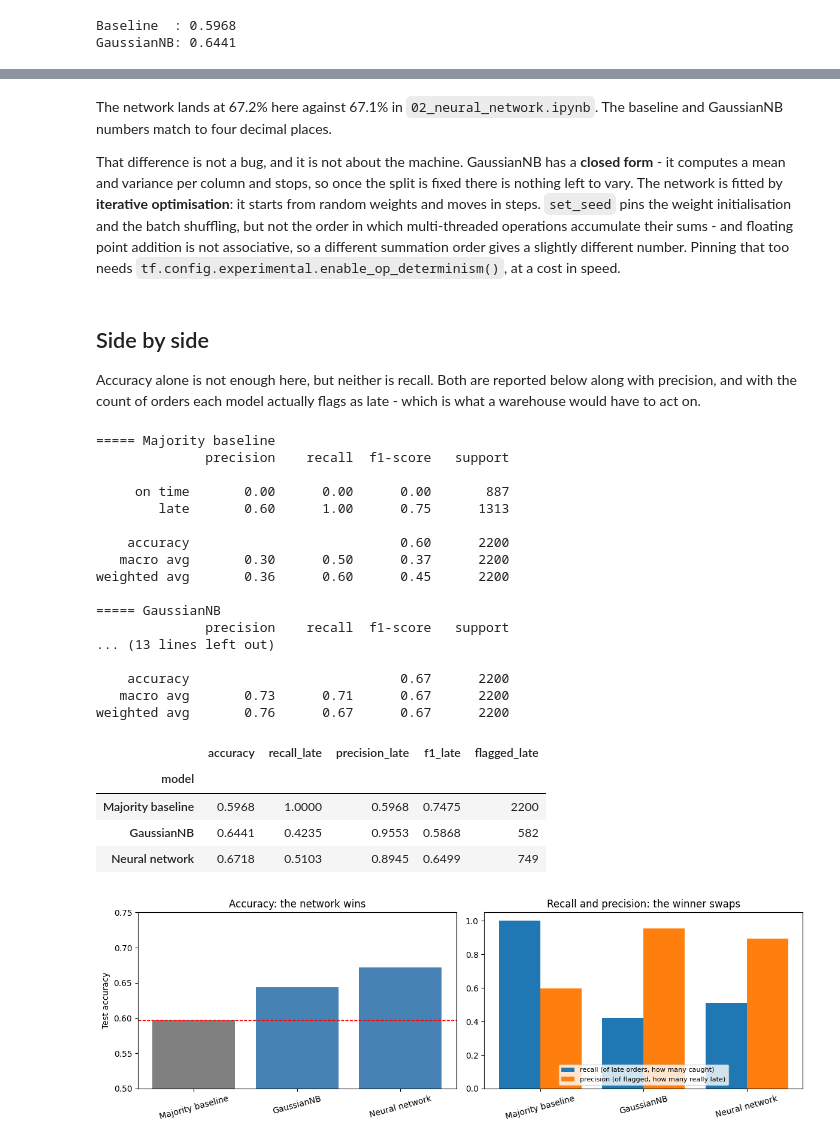
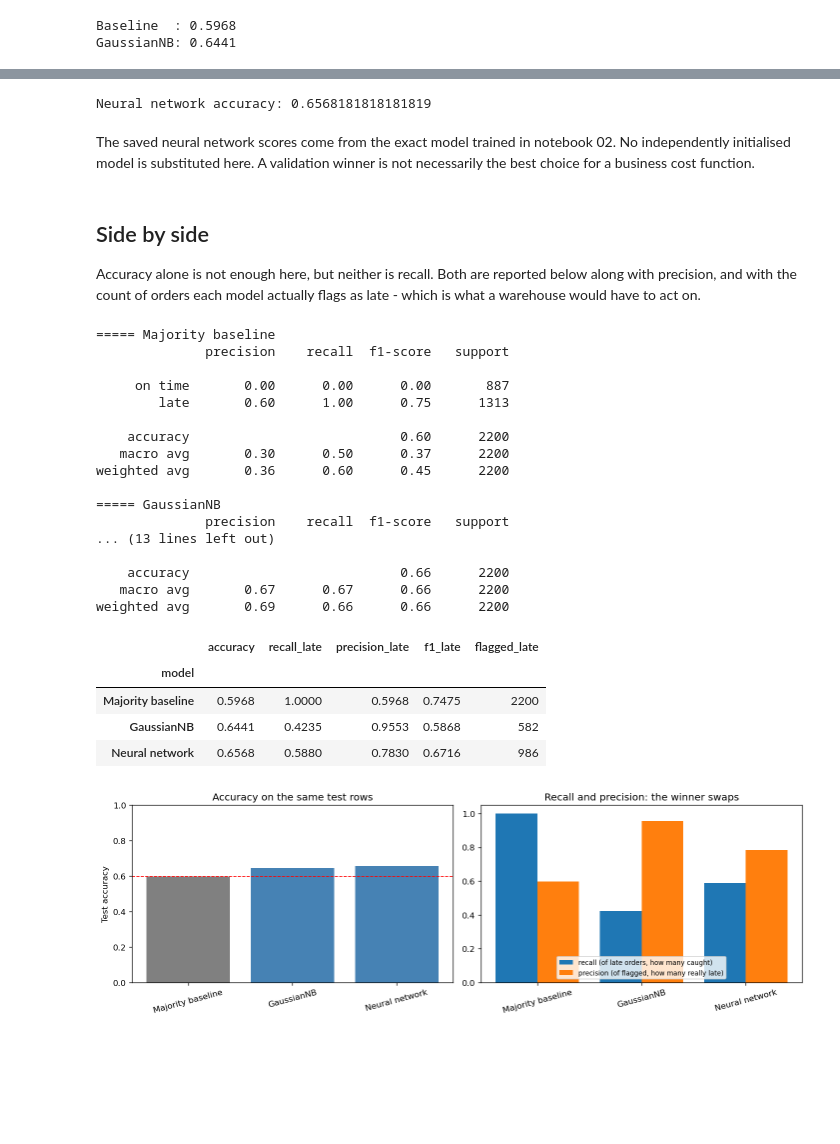
Before and after one commit to JinWanKim98/shipping-delay-prediction, a Jupyter notebook: 03_comparison.ipynb, the cells around one changed output, grey strips where cells are left out. Drawn from its saved outputs; the diff is of its cells as text; code cells hidden in the pictures; blank space fills up the shorter version.

Commit message:
Fix validation preprocessing and compare selected network predictions

```diff
--- a/03_comparison.ipynb
+++ b/03_comparison.ipynb
@@ -105,14 +72,16 @@ MLP       : 0.6718
-# %% [markdown]
-The network lands at 67.2% here against 67.1% in `02_neural_network.ipynb`. The baseline and
-GaussianNB numbers match to four decimal places.
-
-That difference is not a bug, and it is not about the machine. GaussianNB has a **closed form** -
-it computes a mean and variance per column and stops, so once the split is fixed there is nothing
-left to vary. The network is fitted by **iterative optimisation**: it starts from random weights
-and moves in steps. `set_seed` pins the weight initialisation and the batch shuffling, but not the
-order in which multi-threaded operations accumulate their sums - and floating point addition is not
-associative, so a different summation order gives a slightly different number. Pinning that too
-needs `tf.config.experimental.enable_op_determinism()`, at a cost in speed.
+# %%
+saved = pd.read_csv('neural_network_predictions.csv')
+assert saved.row_index.is_unique
+assert set(saved.row_index) == set(X_test.index)
+saved = saved.set_index('row_index').loc[X_test.index]
+assert np.array_equal(saved.actual.to_numpy(), y_test)
+mlp_pred = (saved.probability_late.to_numpy() > 0.5).astype(int)
+print('Neural network accuracy:', accuracy_score(y_test, mlp_pred))
+# %% [output]
+Neural network accuracy: 0.6568181818181819
+# %% [markdown]
+The saved neural network scores come from the exact model trained in notebook 02. No independently
+initialised model is substituted here. A validation winner is not necessarily the best choice for a business cost function.
 # %% [markdown]
 ## Side by side
 
@@ -140,9 +109,9 @@ weighted avg       0.36      0.60      0.45      2200
               precision    recall  f1-score   support
 ... (13 lines left out)
 
-    accuracy                           0.67      2200
-   macro avg       0.73      0.71      0.67      2200
-weighted avg       0.76      0.67      0.67      2200
+    accuracy                           0.66      2200
+   macro avg       0.67      0.67      0.66      2200
+weighted avg       0.69      0.66      0.66      2200
 # %%
 rows = []
 for name, pred in [('Majority baseline', base_pred), ('GaussianNB', gnb_pred), ('Neural network', mlp_pred)]:
@@ -157,38 +126,40 @@ for name, pred in [('Majority baseline', base_pred), ('GaussianNB', gnb_pred), (
 
 results = pd.DataFrame(rows).set_index('model').round(4)
 results
+results.to_csv("comparison_results.csv")
+display(results)
 # %% [output]
 |  | accuracy | recall_late | precision_late | f1_late | flagged_late |
 | model |  |  |  |  |  |
 | Majority baseline | 0.5968 | 1.0000 | 0.5968 | 0.7475 | 2200 |
 | GaussianNB | 0.6441 | 0.4235 | 0.9553 | 0.5868 | 582 |
-| Neural network | 0.6718 | 0.5103 | 0.8945 | 0.6499 | 749 |
+| Neural network | 0.6568 | 0.5880 | 0.7830 | 0.6716 | 986 |
 # %%
 import matplotlib.pyplot as plt
 import numpy as np
 
 fig, axes = plt.subplots(1, 2, figsize=(12, 4))
 x = np.arange(len(results))
 
 axes[0].bar(results.index, results['accuracy'], color=['grey', 'steelblue', 'steelblue'])
 axes[0].axhline(results.loc['Majority baseline', 'accuracy'], color='red', linestyle='--', linewidth=1)
-axes[0].set_ylim(0.5, 0.75)
+axes[0].set_ylim(0, 1)
 axes[0].set_ylabel('Test accuracy')
-axes[0].set_title('Accuracy: the network wins')
+axes[0].set_title('Accuracy on the same test rows')
 
 axes[1].bar(x - 0.2, results['recall_late'], 0.4, label='recall (of late orders, how many caught)')
 axes[1].bar(x + 0.2, results['precision_late'], 0.4, label='precision (of flagged, how many really late)')
 axes[1].set_xticks(x)
 axes[1].set_xticklabels(results.index)
 axes[1].set_ylim(0, 1.05)
 axes[1].legend(fontsize=8, loc='lower center')
 axes[1].set_title('Recall and precision: the winner swaps')
 
 for ax in axes:
     ax.tick_params(axis='x', rotation=15)
 
 plt.tight_layout()
 plt.savefig('images/model_comparison.png', dpi=120, bbox_inches='tight')
 plt.show()
 # %% [output]
-[figure, old version]
+[figure, new version]
```
Also changed, not shown: parts of 9 cells of this notebook, 8 other files.
